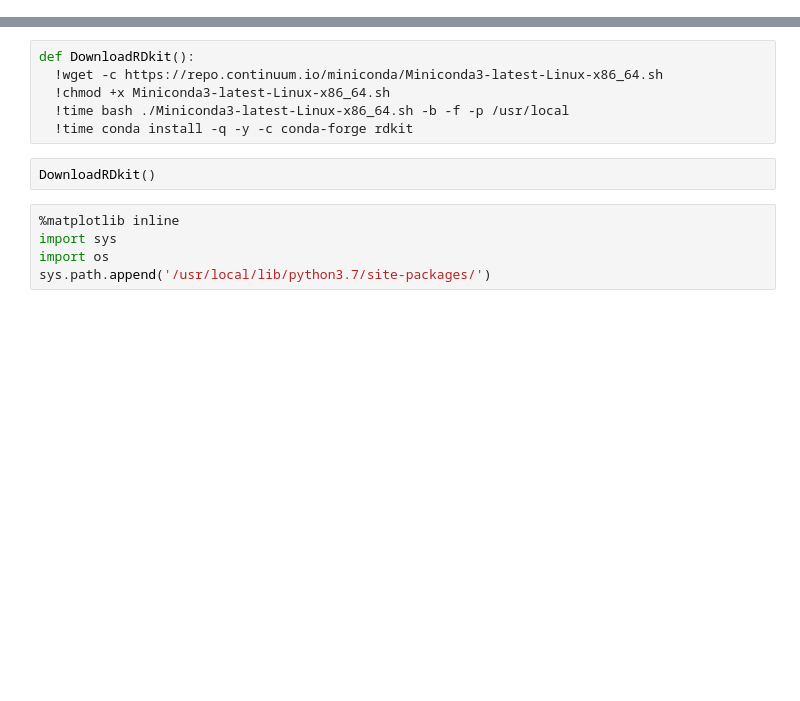
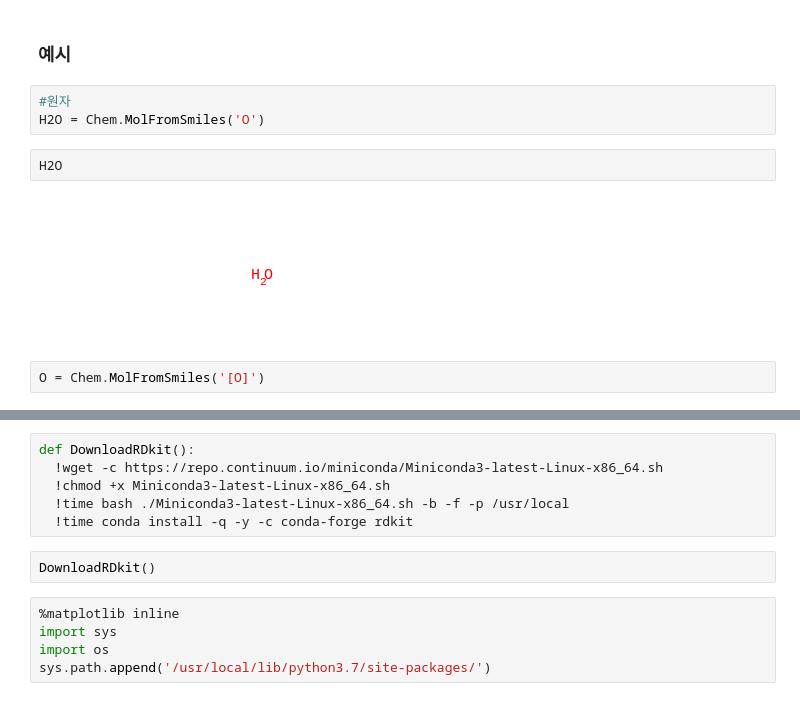
Before and after one commit to RoiDaeyoon/19-lab, a Jupyter notebook: SMILE.ipynb, the cells around one changed output, grey strips where cells are left out. Cells and saved outputs as stored; diff of their text form; blank space fills up the shorter version.

```diff
--- a/SMILE.ipynb
+++ b/SMILE.ipynb
@@ -25,0 +50,11 @@ c1ccccc1 |benzene(벤젠)| N'['C@H']'(C)C(=O)O | D-alanine (D-알라닌)
+# %% [markdown]
+### 예시
+# %%
+#원자
+H2O = Chem.MolFromSmiles('O')
+# %%
+H2O
+# %% [output]
+[figure, added]
+# %%
+O = Chem.MolFromSmiles('[O]')
```
Also changed, not shown: parts of 27 cells of this notebook.
